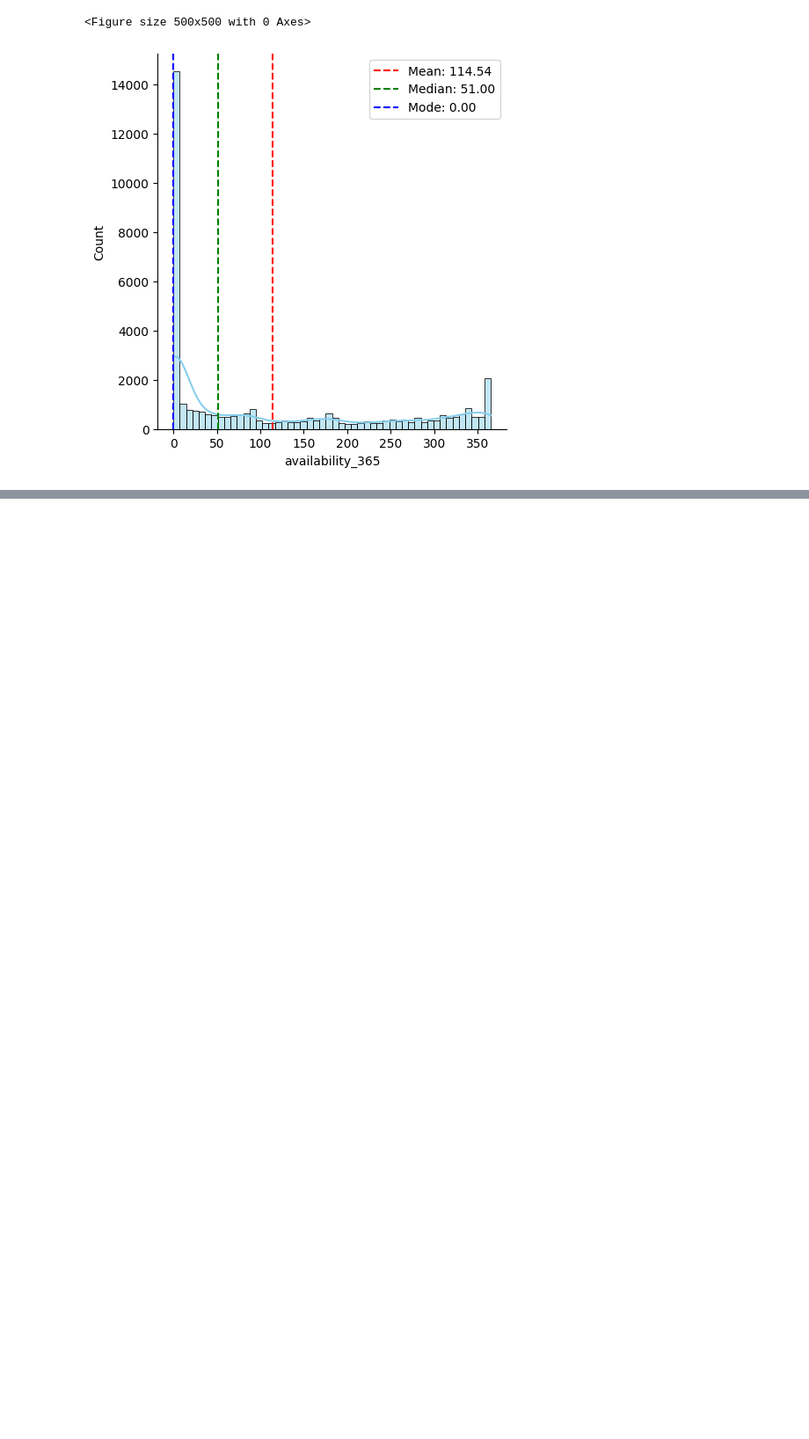
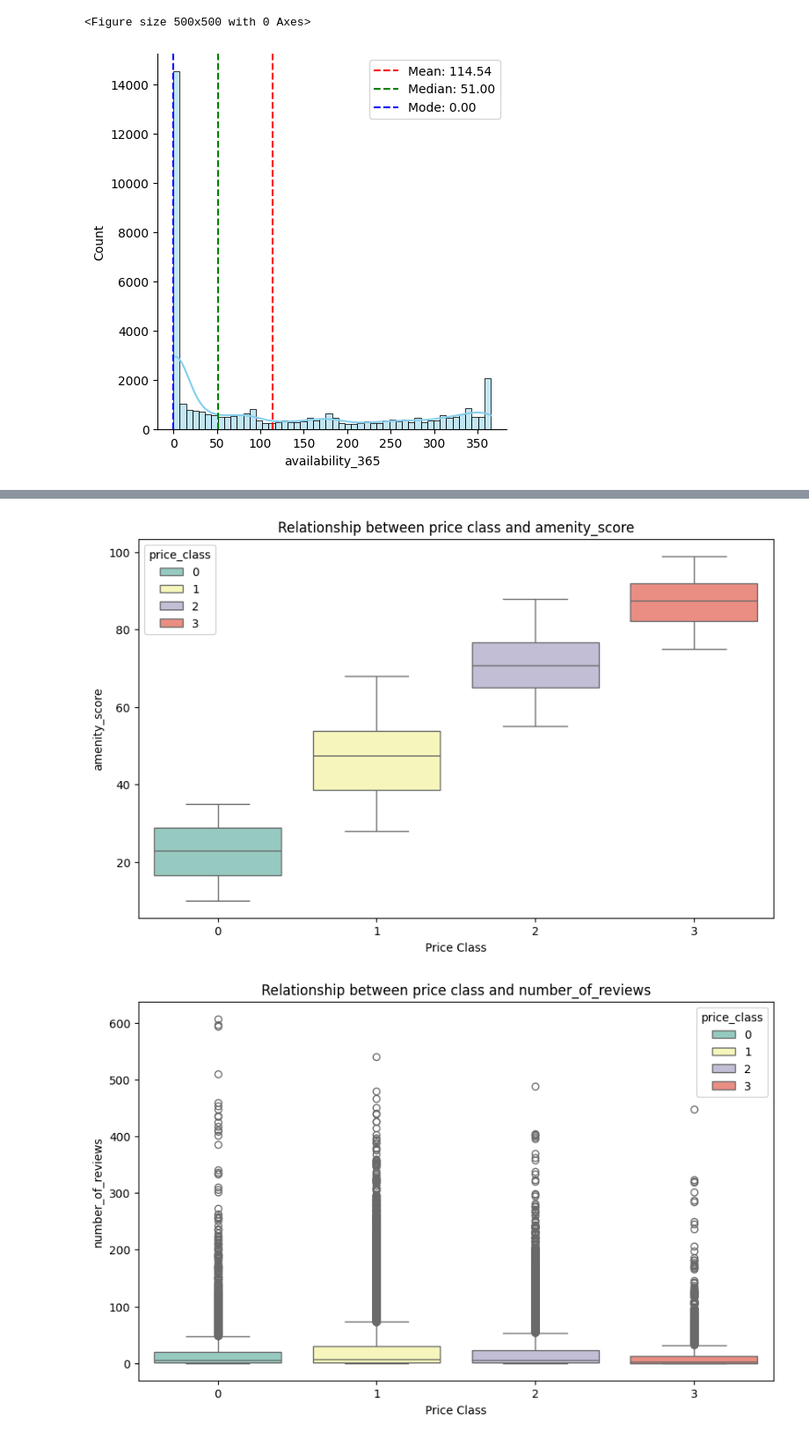
Before and after one commit to rana-taqveem/ms-ai, a Jupyter notebook: 600/assignment_01/main.ipynb, the cells around one changed output, grey strips where cells are left out. Shown at 88% size. Saved outputs shown, nothing was run; the diff lists cells and outputs as text; code cells hidden in the pictures; blank space fills up the shorter version.

```diff
--- a/600/assignment_01/main.ipynb
+++ b/600/assignment_01/main.ipynb
@@ -152,0 +167,16 @@ plot_feature_distribution('availability_365')
+# %%
+def numerical_feature_distribution(feature):
+    plt.figure(figsize=(10,6))
+    sns.boxplot(x='price_class' , y=feature, data=df_eda, hue='price_class', palette='Set3')
+    plt.title(f'Relationship between price class and {feature}')
+    plt.xlabel('Price Class')
+    plt.ylabel(feature)
+    plt.show()
+
+numerical_feature_distribution('amenity_score')
+numerical_feature_distribution('number_of_reviews')
+numerical_feature_distribution('availability_365')
+numerical_feature_distribution('minimum_nights')
+# %% [output]
+[figure, added]
+[figure, added]
```
Also changed, not shown: parts of 17 cells of this notebook, 7 other files.
